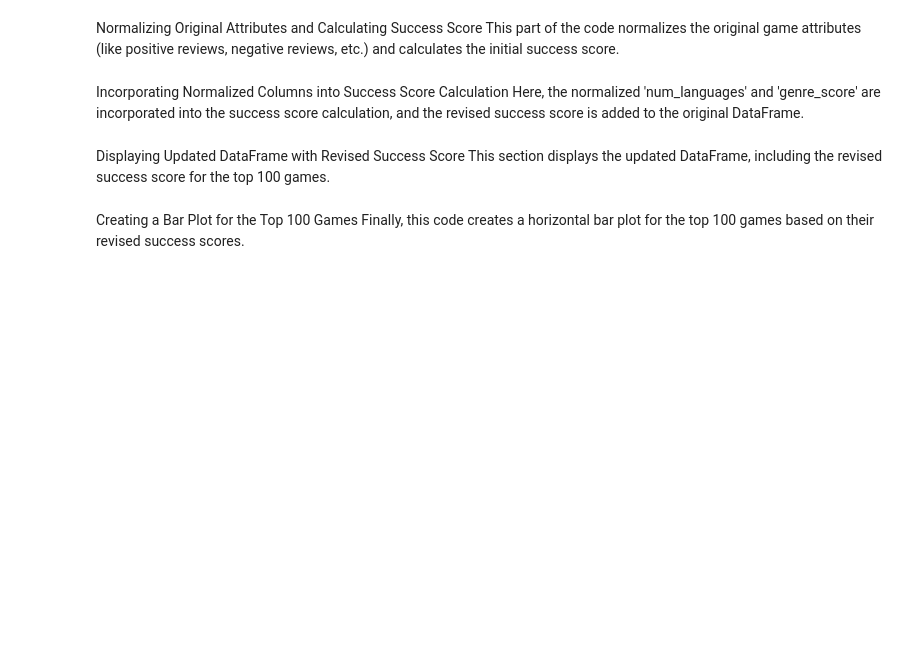
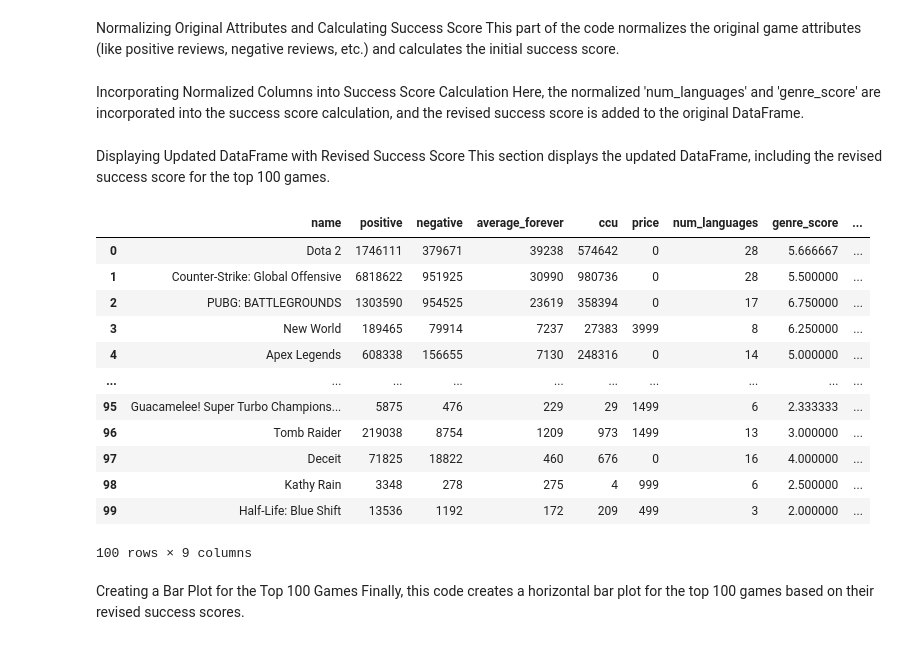
Before and after one commit to Artysuk/Steam-Project, a Jupyter notebook: file.ipynb, the cells around one changed output. Drawn from its saved outputs; the diff is of its cells as text; code cells hidden in the pictures; blank space fills up the shorter version.

```diff
--- a/file.ipynb
+++ b/file.ipynb
@@ -305,7 +305,22 @@ This section displays the updated DataFrame, including the revised success score
 # %%
 # Displaying the updated DataFrame with the revised success score for the top 100 games
 output_with_attributes = details_df[['name', 'positive', 'negative', 'average_forever', 'ccu',
                                      'price', 'num_languages', 'genre_score', 'revised_success_score']].head(100)
+output_with_attributes
+# %% [output]
+|  | name | positive | negative | average_forever | ccu | price | num_languages | genre_score | ... |
+| 0 | Dota 2 | 1746111 | 379671 | 39238 | 574642 | 0 | 28 | 5.666667 | ... |
+| 1 | Counter-Strike: Global Offensive | 6818622 | 951925 | 30990 | 980736 | 0 | 28 | 5.500000 | ... |
+| 2 | PUBG: BATTLEGROUNDS | 1303590 | 954525 | 23619 | 358394 | 0 | 17 | 6.750000 | ... |
+| 3 | New World | 189465 | 79914 | 7237 | 27383 | 3999 | 8 | 6.250000 | ... |
+| 4 | Apex Legends | 608338 | 156655 | 7130 | 248316 | 0 | 14 | 5.000000 | ... |
+| ... | ... | ... | ... | ... | ... | ... | ... | ... | ... |
+| 95 | Guacamelee! Super Turbo Champions... | 5875 | 476 | 229 | 29 | 1499 | 6 | 2.333333 | ... |
+| 96 | Tomb Raider | 219038 | 8754 | 1209 | 973 | 1499 | 13 | 3.000000 | ... |
+| 97 | Deceit | 71825 | 18822 | 460 | 676 | 0 | 16 | 4.000000 | ... |
+| 98 | Kathy Rain | 3348 | 278 | 275 | 4 | 999 | 6 | 2.500000 | ... |
+| 99 | Half-Life: Blue Shift | 13536 | 1192 | 172 | 209 | 499 | 3 | 2.000000 | ... |
+100 rows × 9 columns
 # %% [markdown]
 Creating a Bar Plot for the Top 100 Games
 Finally, this code creates a horizontal bar plot for the top 100 games based on their revised success scores.
```
Also changed, not shown: parts of 6 cells of this notebook, 1 other file.
